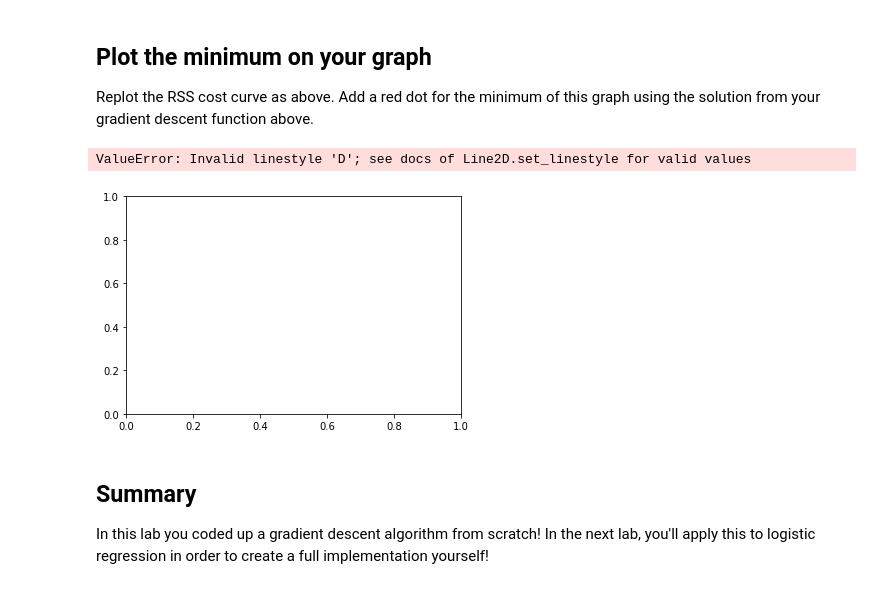
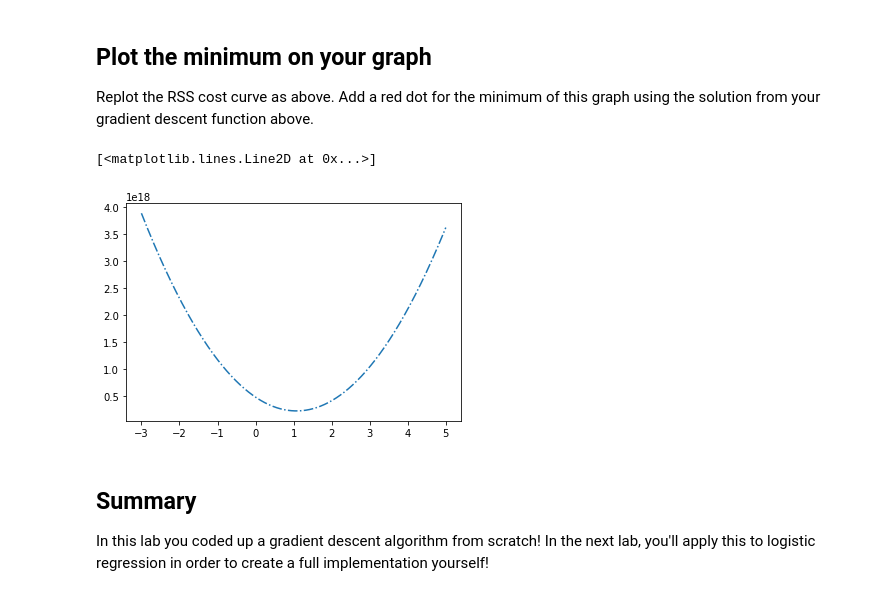
Before and after one commit to Patrickbfuller/dsc-3-30-05-gradient-descent-lab-seattle-ds-career-040119, a Jupyter notebook: index.ipynb, the cells around one changed output. Saved outputs shown, nothing was run; the diff lists cells and outputs as text; code cells hidden in the pictures.

```diff
--- a/index.ipynb
+++ b/index.ipynb
@@ -139,12 +139,13 @@ Replot the RSS cost curve as above. Add a red dot for the minimum of this graph
 # %%
 #Your code here
 plt.figure()
 x = np.linspace(-3,5,1000)
 y = [rss(xi) for xi in x]
-plt.plot(x,y,ls='')
+plt.plot(x,y,ls='-.')
+plt.scatter(cur_x,)
 # %% [output]
-ValueError: Invalid linestyle 'D'; see docs of Line2D.set_linestyle for valid values
+[<matplotlib.lines.Line2D at 0x...>]
-[figure, old version]
+[figure, new version]
 # %% [markdown]
 ## Summary
 
```
Also changed, not shown: parts of 1 cell of this notebook.
